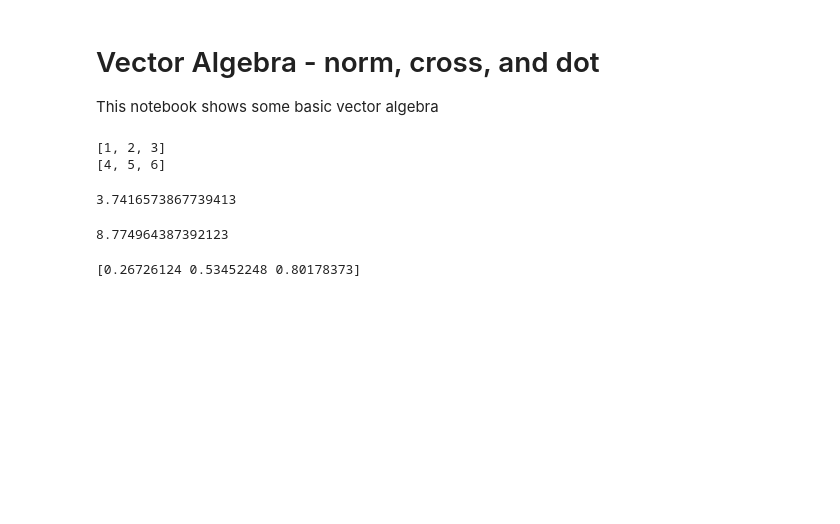
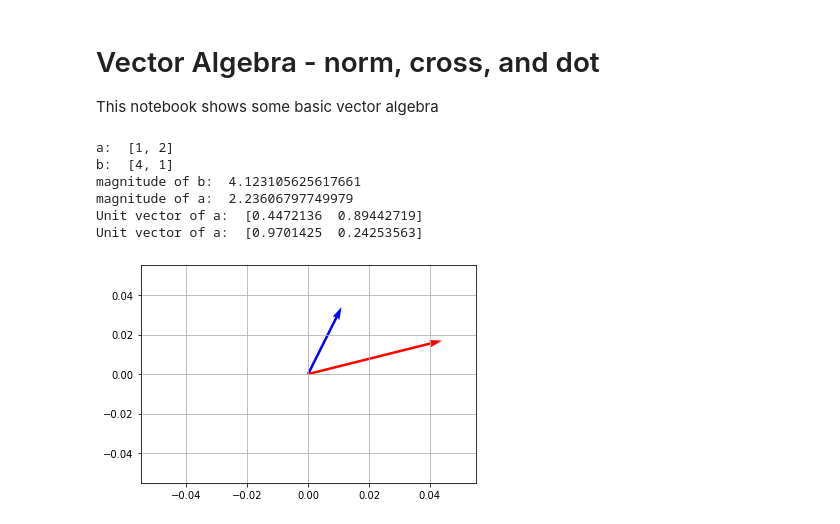
Before and after one commit to askandlearn/ece4800, a Jupyter notebook: Vector Algebra - norm, cross, and dot product.ipynb, the cells around one changed output. Saved outputs shown, nothing was run; the diff lists cells and outputs as text; code cells hidden in the pictures; blank space fills up the shorter version.

Commit message:
update with examples 2022

```diff
--- a/Vector Algebra - norm, cross, and dot product.ipynb
+++ b/Vector Algebra - norm, cross, and dot product.ipynb
@@ -7,23 +8,35 @@ import numpy as np
-# %%
-a = [1,2,3]
-b = [4,5,6]
-print(a)
-print(b)
-# %% [output]
-[1, 2, 3]
-[4, 5, 6]
-# %%
-maga = np.linalg.norm(a)
-maga
-# %% [output]
-3.7416573867739413
-# %%
-magb = np.linalg.norm(b)
-magb
-# %% [output]
-8.774964387392123
-# %%
-unitvectora = a/maga
-print(unitvectora)
-# %% [output]
-[0.26726124 0.53452248 0.80178373]
+# %%
+# 2D vectors example
+
+# Create vectors
+a = [1,2]
+b = [4,1]
+print('a: ', a)
+print('b: ', b)
+
+# Calculate magnitude
+maga = np.linalg.norm(a)
+magb = np.linalg.norm(b)
+print('magnitude of b: ', magb)
+print('magnitude of a: ', maga)
+
+# Calculate unit vectors
+uva = a/maga
+uvb = b/magb
+print('Unit vector of a: ', uva)
+print('Unit vector of a: ', uvb)
+
+# Create an interactive plot
+%matplotlib inline
+plt.figure()
+plt.quiver([0,0],[0,0],[a[0], b[0]], [a[1], b[1]], color=['b', 'r'], scale=10)
+plt.grid()
+plt.show()
+# %% [output]
+a:  [1, 2]
+b:  [4, 1]
+magnitude of b:  4.123105625617661
+magnitude of a:  2.23606797749979
+Unit vector of a:  [0.4472136  0.89442719]
+Unit vector of a:  [0.9701425  0.24253563]
+[figure, added]
```
Also changed, not shown: parts of 4 cells of this notebook.
